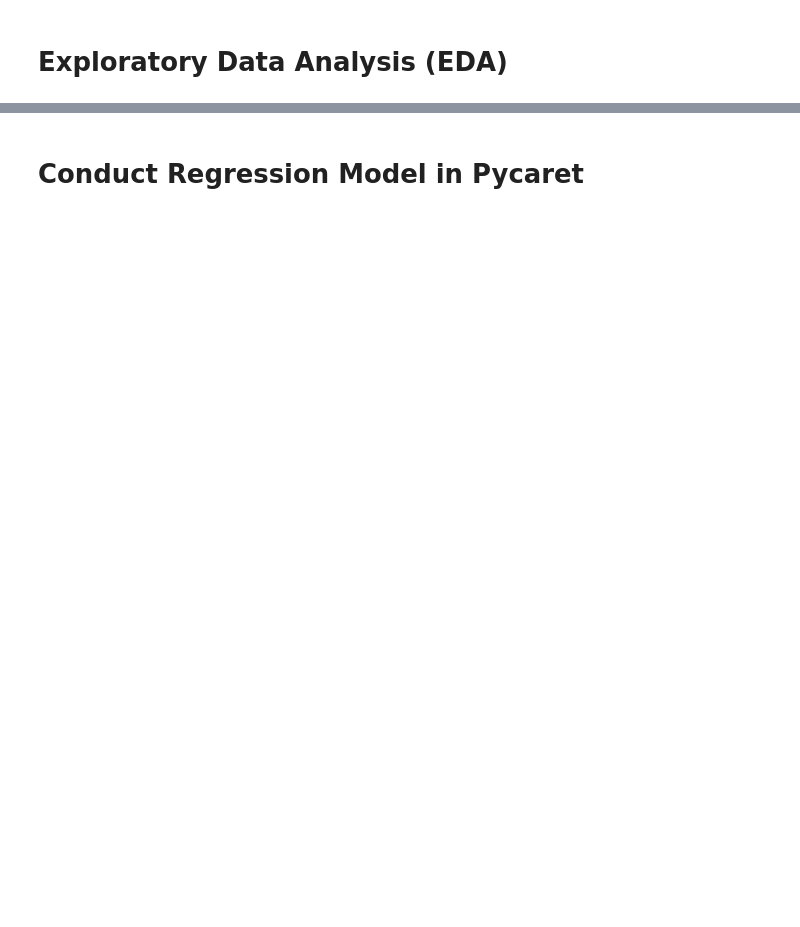
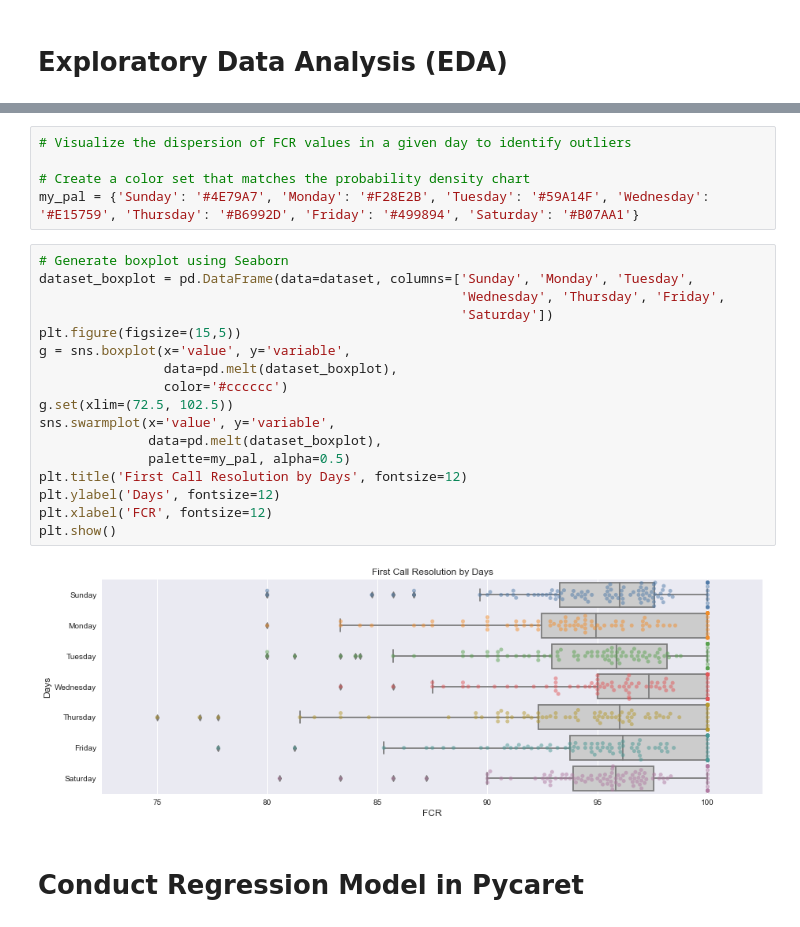
Before and after one commit to aurimas13/CodeAcademy-AI-Course, a Jupyter notebook: Examples/Example_with_Pycaret_and_PCA_regression.ipynb, the cells around one changed output, grey strips where cells are left out. Saved outputs shown, nothing was run; the diff lists cells and outputs as text; blank space fills up the shorter version.

```diff
--- a/Examples/Example_with_Pycaret_and_PCA_regression.ipynb
+++ b/Examples/Example_with_Pycaret_and_PCA_regression.ipynb
@@ -11,2 +153,26 @@
+# %%
+# Visualize the dispersion of FCR values in a given day to identify outliers
+
+# Create a color set that matches the probability density chart
+my_pal = {'Sunday': '#4E79A7', 'Monday': '#F28E2B', 'Tuesday': '#59A14F', 'Wednesday': '#E15759', 'Thursday': '#B6992D', 'Friday': '#499894', 'Saturday': '#B07AA1'}
+# %%
+# Generate boxplot using Seaborn
+dataset_boxplot = pd.DataFrame(data=dataset, columns=['Sunday', 'Monday', 'Tuesday',
+                                                      'Wednesday', 'Thursday', 'Friday',
+                                                      'Saturday'])
+plt.figure(figsize=(15,5))
+g = sns.boxplot(x='value', y='variable',
+                data=pd.melt(dataset_boxplot),
+                color='#cccccc')
+g.set(xlim=(72.5, 102.5))
+sns.swarmplot(x='value', y='variable',
+              data=pd.melt(dataset_boxplot),
+              palette=my_pal, alpha=0.5)
+plt.title('First Call Resolution by Days', fontsize=12)
+plt.ylabel('Days', fontsize=12)
+plt.xlabel('FCR', fontsize=12)
+plt.show()
+# %% [output]
+[figure, added]
 # %% [markdown]
 # <b> Conduct Regression Model in Pycaret
```
Also changed, not shown: parts of 39 cells of this notebook.
